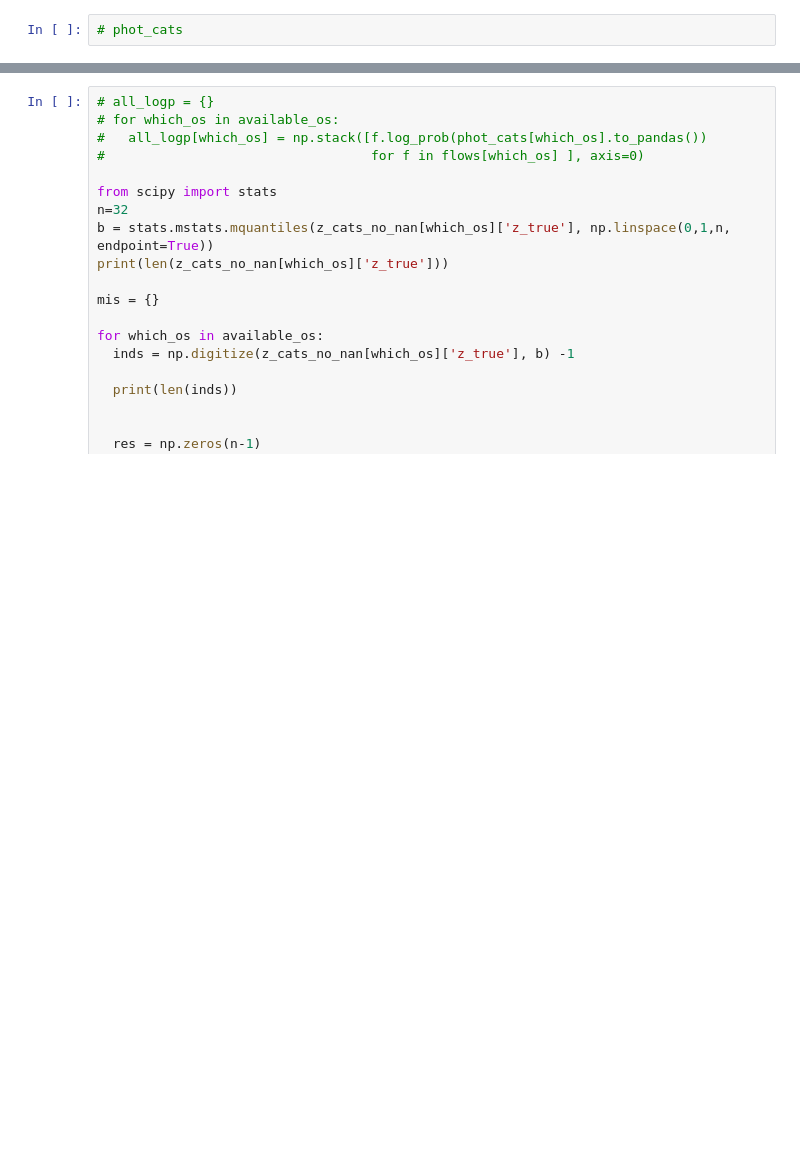
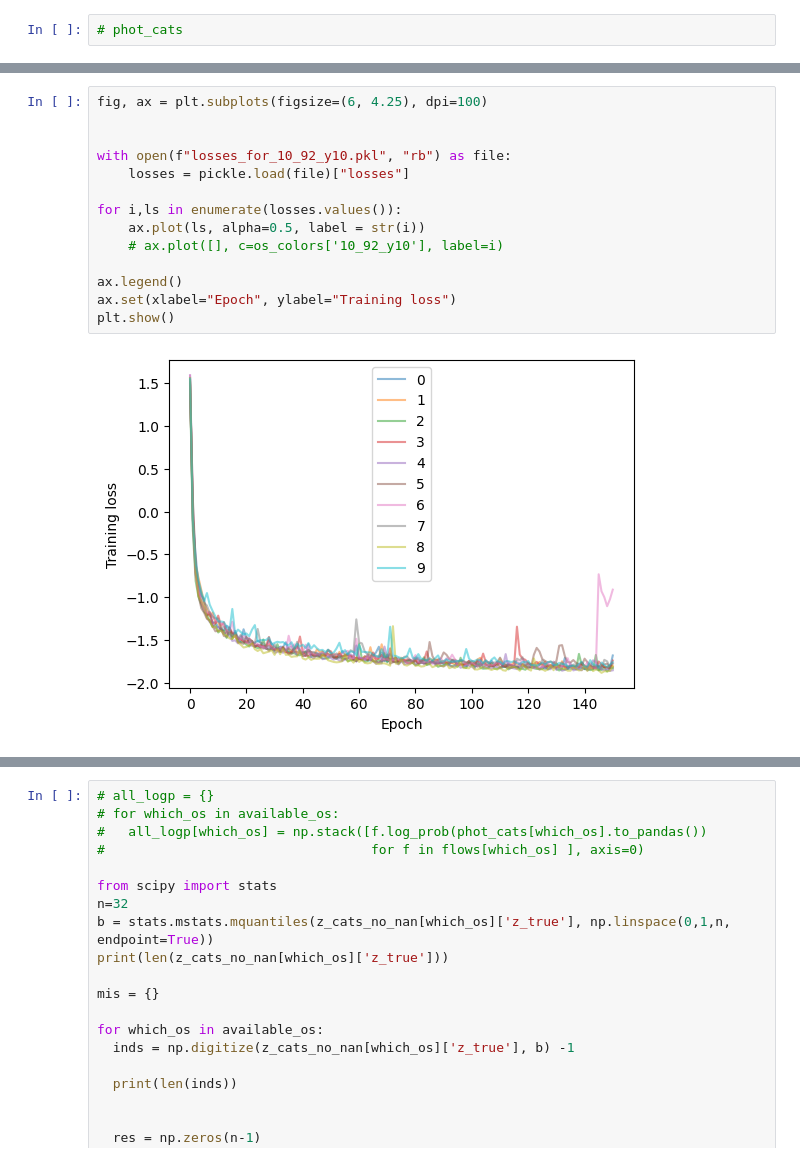
Before and after one commit to bscot/TheLastMetric, a Jupyter notebook: Example_TLM.ipynb, the cells around one changed output, grey strips where cells are left out. Cells and saved outputs as stored; diff of their text form; blank space fills up the shorter version.

```diff
--- a/Example_TLM.ipynb
+++ b/Example_TLM.ipynb
@@ -556,0 +580,16 @@ AttributeError: ignored
+# %%
+fig, ax = plt.subplots(figsize=(6, 4.25), dpi=100)
+
+
+with open(f"losses_for_10_92_y10.pkl", "rb") as file:
+    losses = pickle.load(file)["losses"]
+
+for i,ls in enumerate(losses.values()):
+    ax.plot(ls, alpha=0.5, label = str(i))
+    # ax.plot([], c=os_colors['10_92_y10'], label=i)
+
+ax.legend()
+ax.set(xlabel="Epoch", ylabel="Training loss")
+plt.show()
+# %% [output]
+[figure, added]
```
Also changed, not shown: parts of 7 cells of this notebook.
